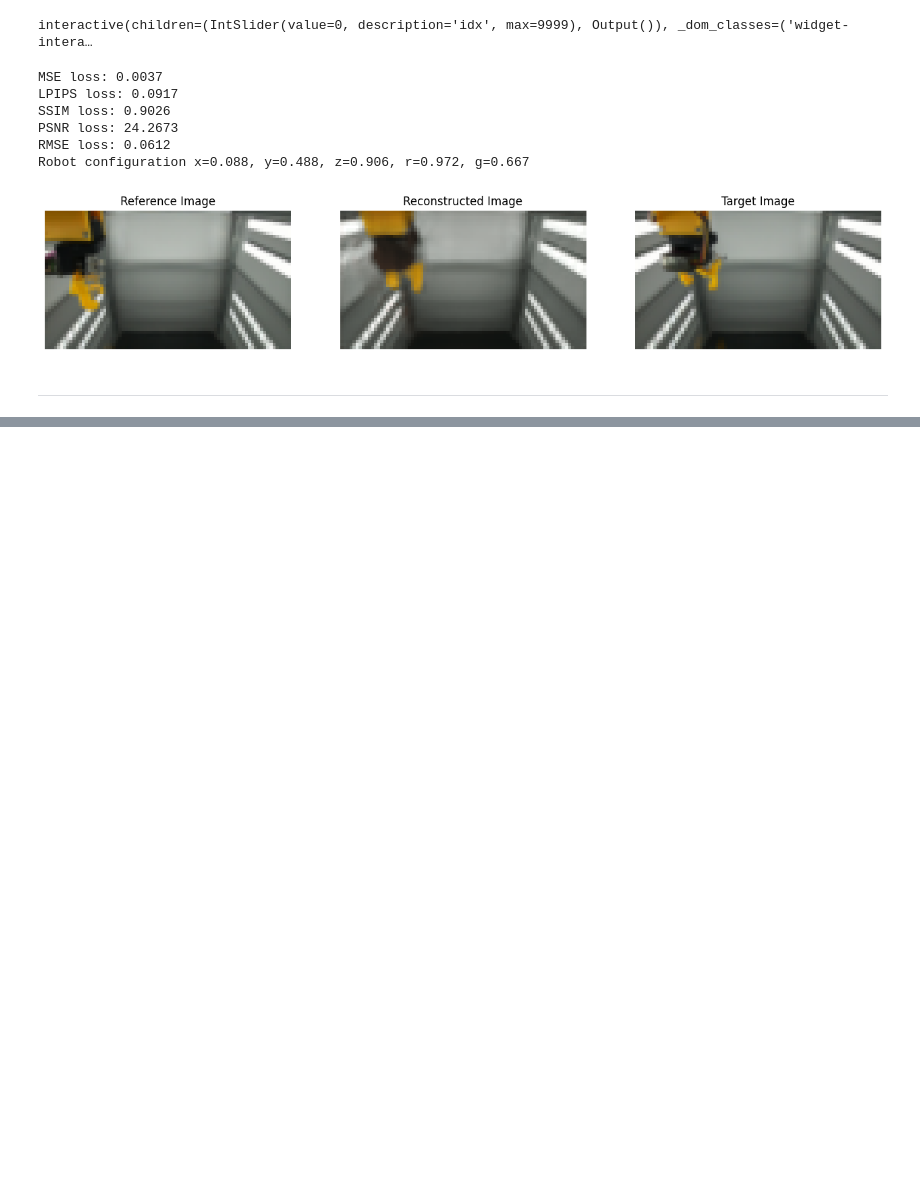
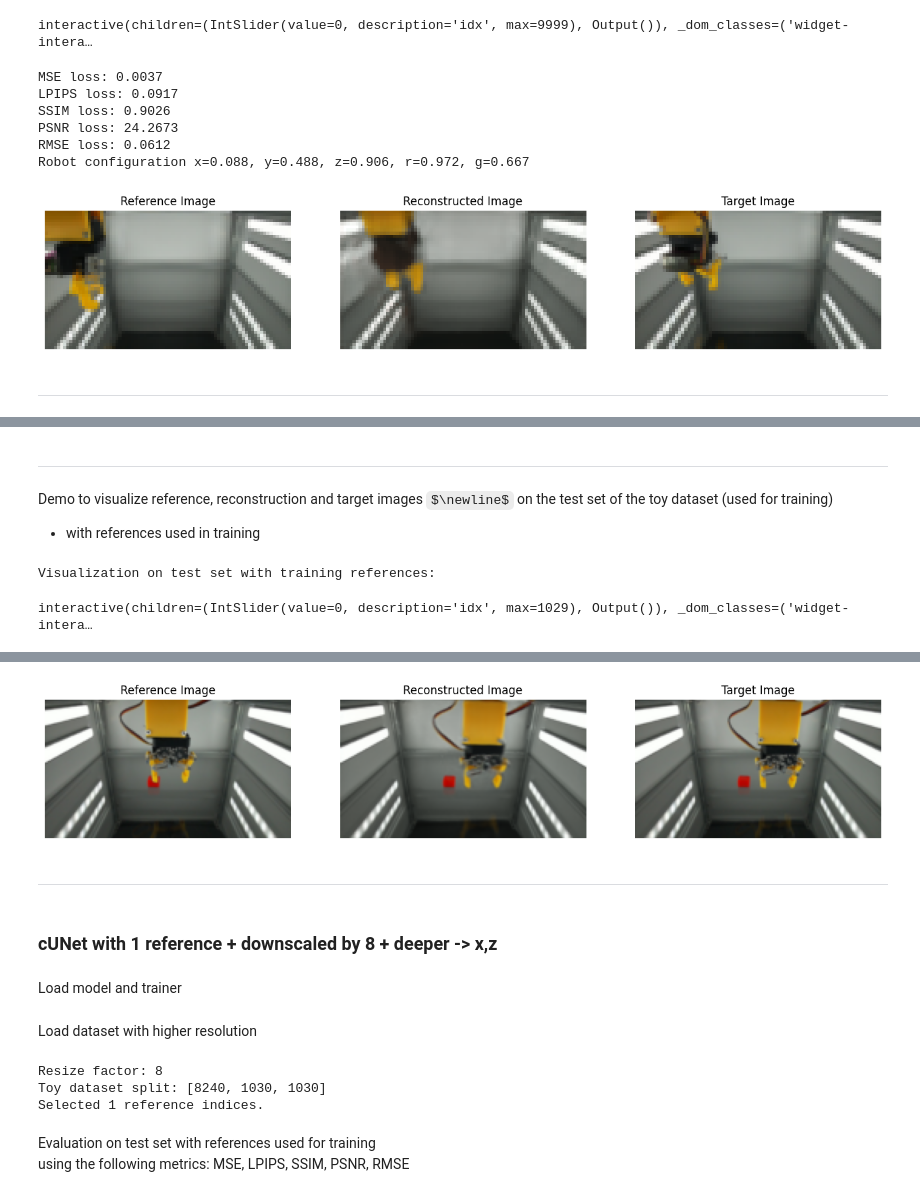
Before and after one commit to GiacomoBillo/cloudgripper-visual-autoencoder, a Jupyter notebook: visual_autoencoder/demo.ipynb, the cells around one changed output, grey strips where cells are left out. Saved outputs shown, nothing was run; the diff lists cells and outputs as text; code cells hidden in the pictures; some formulas as TeX source; blank space fills up the shorter version.

```diff
--- a/visual_autoencoder/demo.ipynb
+++ b/visual_autoencoder/demo.ipynb
@@ -1815,0 +1925,17 @@ ___
+# %%
+MODEL_TO_LOAD = "unet_film_ref_xz_1ref_8tr"
+model_path = os.path.join(dir, decoder_type, MODEL_TO_LOAD)
+model_tr8 = UNetWithFiLM(model_name=MODEL_TO_LOAD, base_channels=16)
+model_tr8.load_model(model_path)
+config = {
+    "model": {
+        "dimensions_to_learn": [0,1,2,3,4],
+    },
+    "training": {
+        "learning_rate": None,
+        "optimizer": None,
+        "loss_function": "MSE",
+    },
+}
+model_tr8.accelerator = accelerator
+trainer_tr8 = Trainer(model_tr8, config)
@@ -1815,0 +1944,14 @@ ___
+# %%
+RESIZE_FACTOR = 8
+
+n = 10300
+split = [int(n*0.8), int(n*0.1)]
+split.append(n - sum(split))
+TOY_DATASET_SPLIT = split
+print("Resize factor:", RESIZE_FACTOR)
+print("Toy dataset split:", TOY_DATASET_SPLIT)
+toy_dataset_tr8, toy_loaders_tr8 = load_dataset(TOY_DATASET_PATH,
+                                        TOY_DATASET_SPLIT,
+                                        references=True,
+                                        num_references=1,
+                                        resize_factor=RESIZE_FACTOR)
@@ -1815,0 +1975,13 @@ ___
+# %% [markdown]
+___
+Demo to visualize reference, reconstruction and target images $\newline$
+on the test set of the toy dataset (used for training)
+
+- with references used in training
+# %%
+print("Visualization on test set with training references:")
+slider_reference_vs_reconstruction_vs_target(toy_dataset_tr8["test"], trainer_tr8)
+show_sample_reference_vs_reconstruction_vs_target(toy_dataset_tr8["test"], trainer_tr8, idx=0) # placeholder
+# %% [output]
+Visualization on test set with training references:
+interactive(children=(IntSlider(value=0, description='idx', max=1029), Output()), _dom_classes=('widget-intera…
@@ -1815,0 +1994,7 @@ ___
+[figure, added]
+# %% [markdown]
+___
+# %% [markdown]
+### cUNet with 1 reference + downscaled by 8 + deeper -> x,z
+# %% [markdown]
+Load model and trainer
@@ -1815,0 +2022,23 @@ ___
+# %% [markdown]
+Load dataset with higher resolution
+# %%
+RESIZE_FACTOR = 8
+
+n = 10300
+split = [int(n*0.8), int(n*0.1)]
+split.append(n - sum(split))
+TOY_DATASET_SPLIT = split
+print("Resize factor:", RESIZE_FACTOR)
+print("Toy dataset split:", TOY_DATASET_SPLIT)
+toy_dataset_tr8, toy_loaders_tr8 = load_dataset(TOY_DATASET_PATH,
+                                        TOY_DATASET_SPLIT,
+                                        references=True,
+                                        num_references=1,
+                                        resize_factor=RESIZE_FACTOR)
+# %% [output]
+Resize factor: 8
+Toy dataset split: [8240, 1030, 1030]
+Selected 1 reference indices.
+# %% [markdown]
+Evaluation on test set with references used for training <br>
+using the following metrics: MSE, LPIPS, SSIM, PSNR, RMSE
```
Also changed, not shown: parts of 36 cells of this notebook, 2 other files.
